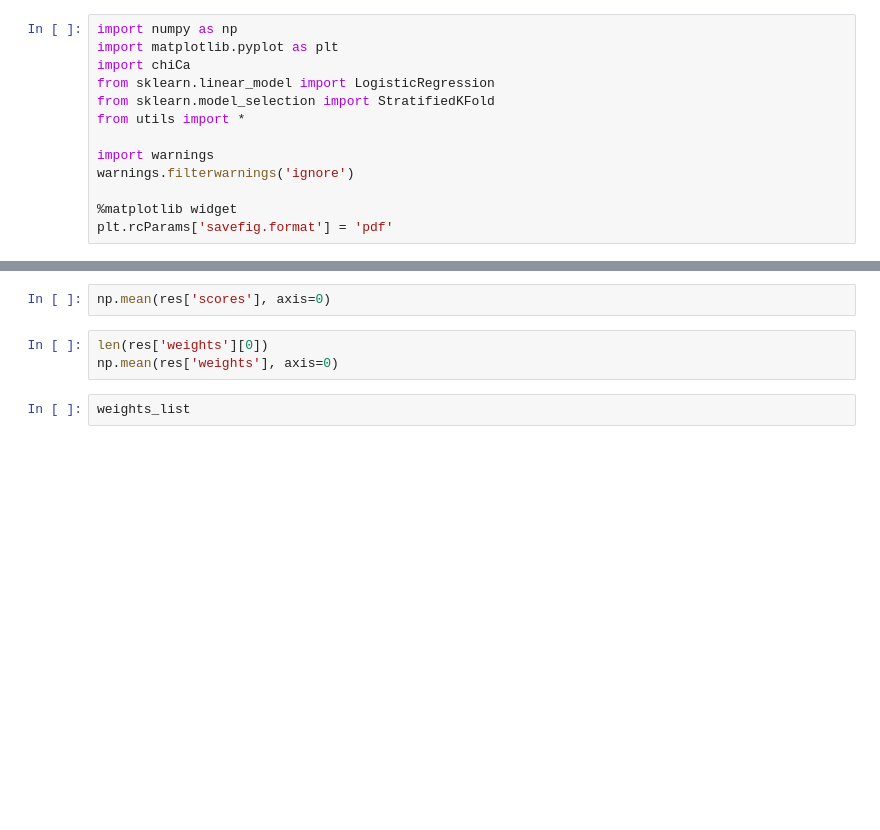
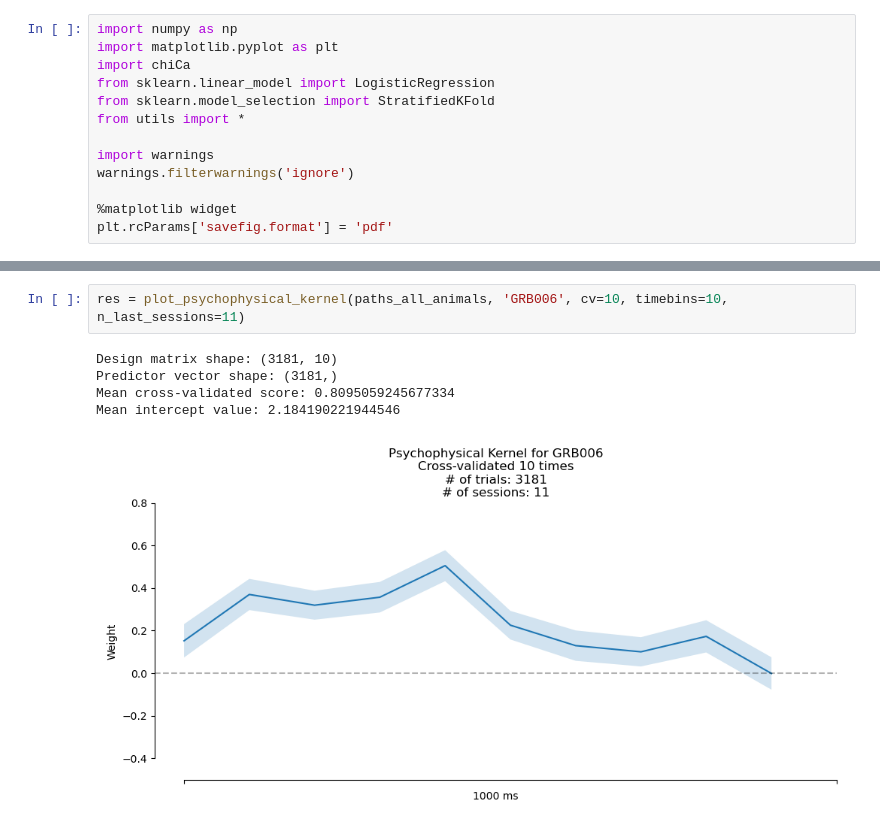
Before and after one commit to rojasgabriel/behavior_analyses, a Jupyter notebook: psychophysical_kernels.ipynb, the cells around one changed output, grey strips where cells are left out. Saved outputs shown, nothing was run; the diff lists cells and outputs as text; blank space fills up the shorter version.

```diff
--- a/psychophysical_kernels.ipynb
+++ b/psychophysical_kernels.ipynb
@@ -111,7 +113,8 @@ Mean intercept value: 1.123866105518981
-# %%
-np.mean(res['scores'], axis=0)
-# %%
-len(res['weights'][0])
-np.mean(res['weights'], axis=0)
-# %%
-weights_list
+# %%
+res = plot_psychophysical_kernel(paths_all_animals, 'GRB006', cv=10, timebins=10, n_last_sessions=11)
+# %% [output]
+Design matrix shape: (3181, 10)
+Predictor vector shape: (3181,)
+Mean cross-validated score: 0.8095059245677334
+Mean intercept value: 2.184190221944546
+[figure, added]
```
Also changed, not shown: parts of 4 cells of this notebook, 5 other files.
